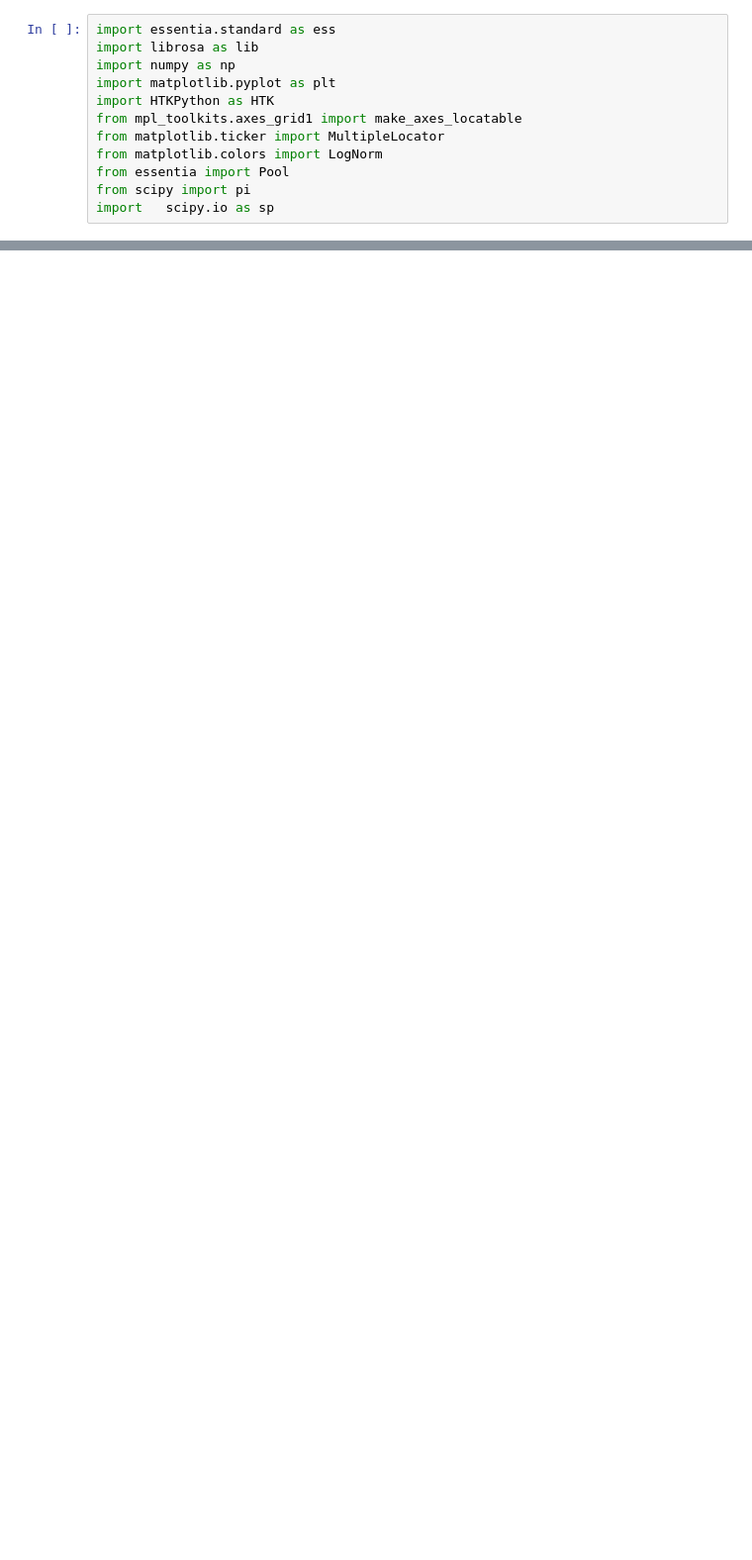
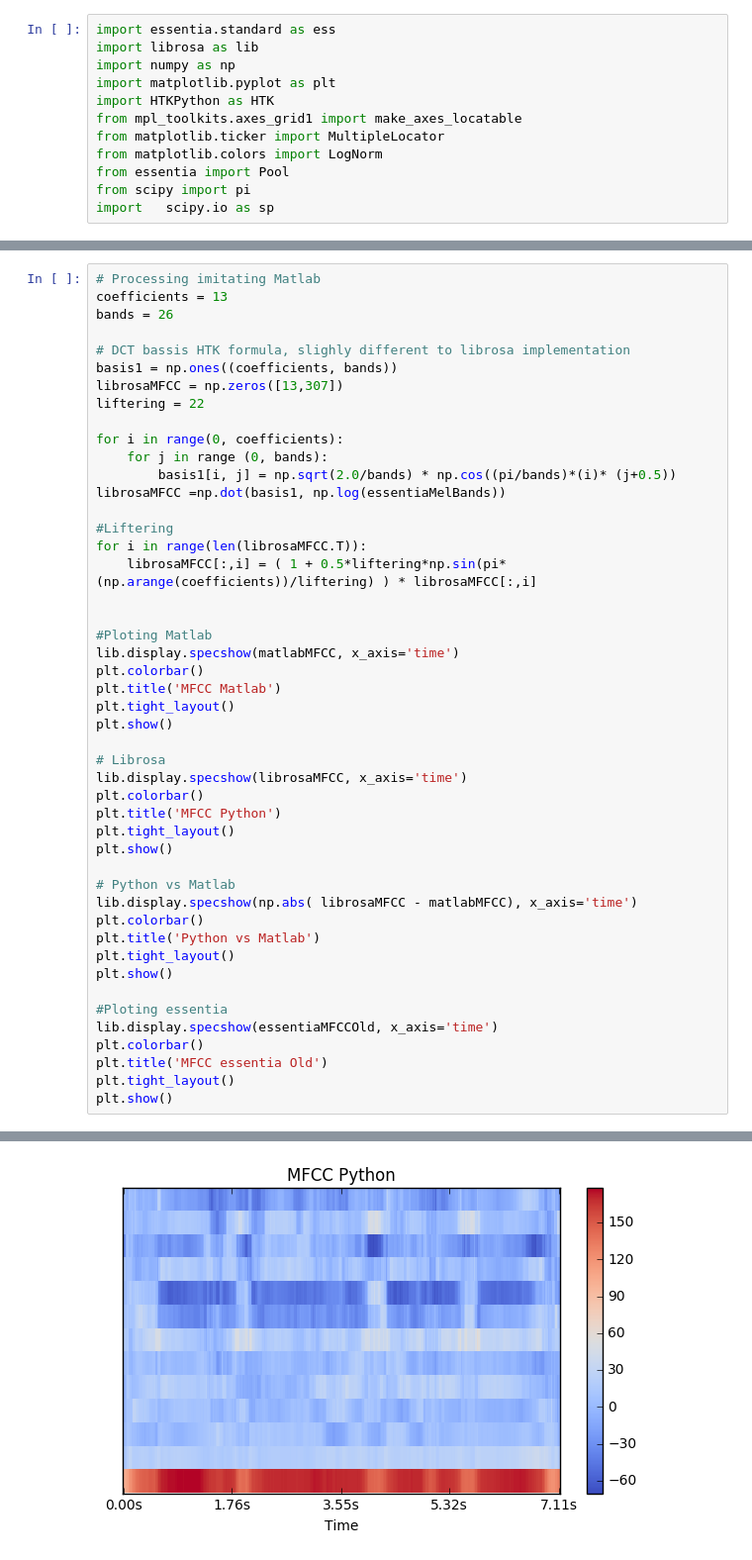
Before and after one commit to georgid/mfcc-htk-an-librosa, a Jupyter notebook: MFCC-htk-with-liftering-real-case-Test.ipynb, the cells around one changed output, grey strips where cells are left out. Shown: that part at 99% size. Drawn from its saved outputs; the diff is of its cells as text; blank space fills up the shorter version.

```diff
--- a/MFCC-htk-with-liftering-real-case-Test.ipynb
+++ b/MFCC-htk-with-liftering-real-case-Test.ipynb
@@ -160,0 +132,48 @@ plt.show()
+# %%
+# Processing imitating Matlab
+coefficients = 13
+bands = 26
+
+# DCT bassis HTK formula, slighly different to librosa implementation
+basis1 = np.ones((coefficients, bands))
+librosaMFCC = np.zeros([13,307])
+liftering = 22
+
+for i in range(0, coefficients):
+    for j in range (0, bands):
+        basis1[i, j] = np.sqrt(2.0/bands) * np.cos((pi/bands)*(i)* (j+0.5))
+librosaMFCC =np.dot(basis1, np.log(essentiaMelBands))
+
+#Liftering
+for i in range(len(librosaMFCC.T)):
+    librosaMFCC[:,i] = ( 1 + 0.5*liftering*np.sin(pi*(np.arange(coefficients))/liftering) ) * librosaMFCC[:,i]
+
+
+#Ploting Matlab
+lib.display.specshow(matlabMFCC, x_axis='time')
+plt.colorbar()
+plt.title('MFCC Matlab')
+plt.tight_layout()
+plt.show()
+
+# Librosa
+lib.display.specshow(librosaMFCC, x_axis='time')
+plt.colorbar()
+plt.title('MFCC Python')
+plt.tight_layout()
+plt.show()
+
+# Python vs Matlab
+lib.display.specshow(np.abs( librosaMFCC - matlabMFCC), x_axis='time')
+plt.colorbar()
+plt.title('Python vs Matlab')
+plt.tight_layout()
+plt.show()
+
+#Ploting essentia
+lib.display.specshow(essentiaMFCCOld, x_axis='time')
+plt.colorbar()
+plt.title('MFCC essentia Old')
+plt.tight_layout()
+plt.show()
+# %% [output]
@@ -160,0 +181 @@ plt.show()
+[figure, added]
```
Also changed, not shown: parts of 5 cells of this notebook, 1 other file.
